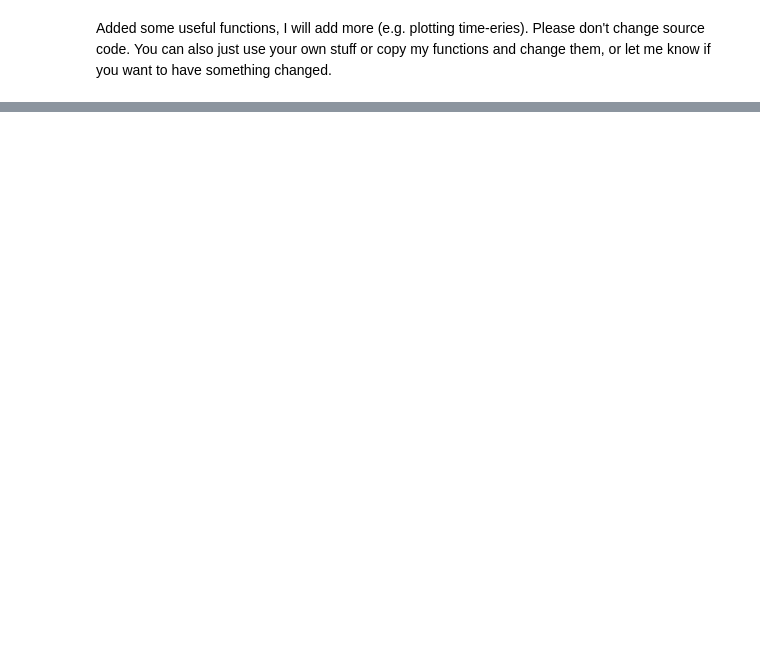
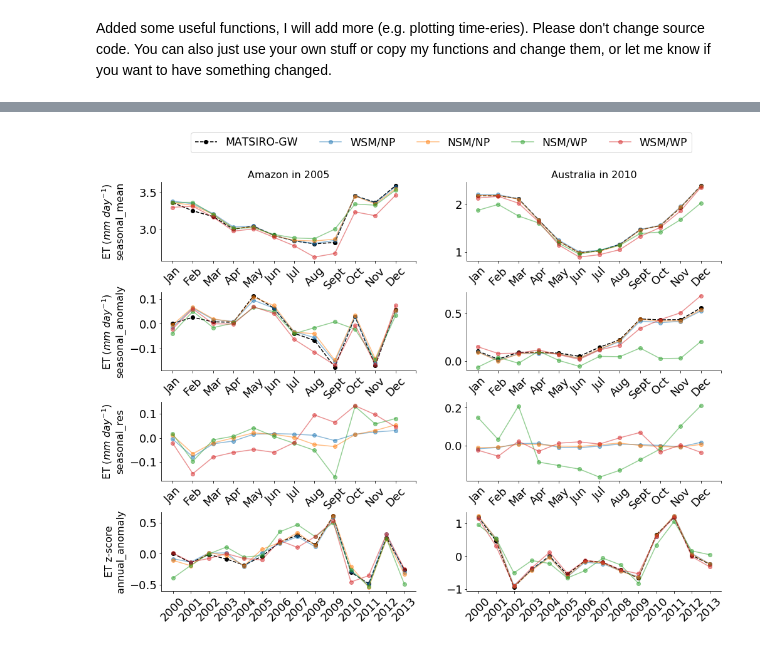
Before and after one commit to bask0/dl4es_ch18, a Jupyter notebook: src/notebooks/exp2.ipynb, the cells around one changed output, grey strips where cells are left out. Saved outputs shown, nothing was run; the diff lists cells and outputs as text; code cells hidden in the pictures; blank space fills up the shorter version.

```diff
--- a/src/notebooks/exp2.ipynb
+++ b/src/notebooks/exp2.ipynb
@@ -124,0 +68,6 @@ plot_map(met.mef, vmin=-1, robust=True, ax=axes[2])
+# %%
+# Australia
+australia_seas_var_res_wn = (australia_seas_obs_2010 - australia_seas_obs_2010.mean('month')) - (australia_seas_wn_2010 - australia_seas_wn_2010.mean('month'))
+australia_seas_var_res_nn = (australia_seas_obs_2010 - australia_seas_obs_2010.mean('month')) - (australia_seas_nn_2010 - australia_seas_nn_2010.mean('month'))
+australia_seas_var_res_nw = (australia_seas_obs_2010 - australia_seas_obs_2010.mean('month')) - (australia_seas_nw_2010 - australia_seas_nw_2010.mean('month'))
+australia_seas_var_res_ww = (australia_seas_obs_2010 - australia_seas_obs_2010.mean('month')) - (australia_seas_ww_2010 - australia_seas_ww_2010.mean('month'))
@@ -124,0 +200,84 @@ plot_map(met.mef, vmin=-1, robust=True, ax=axes[2])
+# %%
+#australia
+australia_obs = {"seasonal_mean": australia_seas_obs_2010, 'seasonal_anomaly':australia_anom_obs_2010,
+             "seasonal_res":np.zeros(10), 'annual_anomaly':australia_raw_obs_anomaly_standarise_detrend}
+australia_wn = {"seasonal_mean": australia_seas_wn_2010, 'seasonal_anomaly':australia_anom_wn_2010,
+             "seasonal_res":australia_seas_var_res_wn, 'annual_anomaly':australia_raw_wn_anomaly_standarise_detrend}
+australia_nn = {"seasonal_mean": australia_seas_nn_2010, 'seasonal_anomaly':australia_anom_nn_2010,
+             "seasonal_res":australia_seas_var_res_nn, 'annual_anomaly':australia_raw_nn_anomaly_standarise_detrend}
+australia_ww = {"seasonal_mean": australia_seas_ww_2010, 'seasonal_anomaly':australia_anom_ww_2010,
+             "seasonal_res":australia_seas_var_res_ww, 'annual_anomaly':australia_raw_ww_anomaly_standarise_detrend}
+australia_nw = {"seasonal_mean": australia_seas_nw_2010, 'seasonal_anomaly':australia_anom_nw_2010,
+             "seasonal_res":australia_seas_var_res_nw, 'annual_anomaly':australia_raw_nw_anomaly_standarise_detrend}
+# %%
+fig, ax = plt.subplots(4, 2, figsize=(16, 12), gridspec_kw={'wspace': 0.2, 'hspace': 0.4})
+for i, var in enumerate(['seasonal_mean', 'seasonal_anomaly', 'seasonal_res', 'annual_anomaly']):
+    #time = amazon_seas_ww_2005.time.values
+    if var in ['seasonal_res']:
+        # Amazom
+        #ax[i, 0].fill_between(time, amazon_seas_obs_2005.isel(quantile=0), amazon_seas_obs_2005.isel(quantile=2), alpha=0.2, facecolor='tab:blue')
+        ax[i, 0].plot(amazon_wn[var], alpha=0.5, label='WSM/NP', marker='o')
+        ax[i, 0].plot(amazon_nn[var],  alpha=0.5, label='NSM/NP', marker='o')
+        ax[i, 0].plot(amazon_nw[var], alpha=0.5, label='NSM/WP', marker='o')
+        ax[i, 0].plot(amazon_ww[var], alpha=0.5, label='w/ SM\nw permutation', marker='o')
+        ax[i, 0].spines['top'].set_visible(False)
+        ax[i, 0].spines['right'].set_visible(False)
+
+        # Australia
+        ax[i, 1].plot(australia_wn[var], alpha=0.5, label='WSM/NP', marker='o')
+        ax[i, 1].plot(australia_nn[var],  alpha=0.5, label='NSM/NP', marker='o')
+        ax[i, 1].plot(australia_nw[var], alpha=0.5, label='NSM/WP', marker='o')
+        ax[i, 1].plot(australia_ww[var], alpha=0.5, label='WSM/WP', marker='o')
+        ax[i, 1].spines['top'].set_visible(False)
+        ax[i, 1].spines['right'].set_visible(False)
+    else:
+        # Amazom
+        #ax[i, 0].fill_between(time, amazon_seas_obs_2005.isel(quantile=0), amazon_seas_obs_2005.isel(quantile=2), alpha=0.2, facecolor='tab:blue')
+        ax[i, 0].plot(amazon_obs[var],'k--', label='MATSIRO-GW', marker='o')
+        ax[i, 0].plot(amazon_wn[var], alpha=0.5, label='WSM/NP', marker='o')
+        ax[i, 0].plot(amazon_nn[var],  alpha=0.5, label='NSM/NP', marker='o')
+        ax[i, 0].plot(amazon_nw[var], alpha=0.5, label='NSM/WP', marker='o')
+        ax[i, 0].plot(amazon_ww[var], alpha=0.5, label='WSM/WP', marker='o')
+        ax[i, 0].spines['top'].set_visible(False)
+        ax[i, 0].spines['right'].set_visible(False)
+
+        # Australia
+        ax[i, 1].plot(australia_obs[var],'k--', label='MATSIRO-GW', marker='o')
+        ax[i, 1].plot(australia_wn[var], alpha=0.5, label='WSM/NP', marker='o')
+        ax[i, 1].plot(australia_nn[var],  alpha=0.5, label='NSM/NP', marker='o')
+        ax[i, 1].plot(australia_nw[var], alpha=0.5, label='NSM/WP', marker='o')
+        ax[i, 1].plot(australia_ww[var], alpha=0.5, label='WSM/WP', marker='o')
+        ax[i, 1].spines['top'].set_visible(False)
+        ax[i, 1].spines['right'].set_visible(False)
+    if var == 'annual_anomaly':
+        ax[i, 0].set_ylabel('ET z-score' + "\n" + var, size=16)
+        ax[i, 1].set_ylabel('')
+        ax[i, 0].set_xticks(np.arange(0, 14))
+        ax[i, 0].set_xticklabels(['2000','2001', '2002', '2003', '2004', '2005', '2006', '2007',
+                                  '2008', '2009', '2010', '2011', '2012', '2013'],
+                   rotation=45, fontsize=18)
+        ax[i, 1].set_xticks(np.arange(0, 14))
+        ax[i, 1].set_xticklabels(['2000','2001', '2002', '2003', '2004', '2005', '2006', '2007',
+                                  '2008', '2009', '2010', '2011', '2012', '2013'],
+                   rotation=45, fontsize=18)
+    else:
+        ax[i, 0].set_ylabel('ET ($mm \ day^{-1}$)' + "\n" + var, size=16)
+        ax[i, 1].set_ylabel('')
+        ax[i, 0].set_xticks(np.arange(0, 13))
+        ax[i, 0].set_xticklabels(['Jan', 'Feb', 'Mar', 'Apr', 'May', 'Jun', 'Jul', 'Aug', 'Sept', 'Oct', 'Nov', 'Dec'],
+                   rotation=45, fontsize=18)
+        ax[i, 1].set_xticks(np.arange(0, 13))
+        ax[i, 1].set_xticklabels(['Jan', 'Feb', 'Mar', 'Apr', 'May', 'Jun', 'Jul', 'Aug', 'Sept', 'Oct', 'Nov', 'Dec'],
+                   rotation=45, fontsize=18)
+    ax[i, 0].tick_params(labelsize=18)
+    ax[i, 1].tick_params(labelsize=18)
+    ax[i, 0].yaxis.set_label_coords(-0.14,0.5)
+ax[0, 0].set_title('Amazon in 2005', size=16)
+ax[0, 1].set_title('Australia in 2010', size=16)
+#ax[-2, 1].legend();
+plt.legend(loc='upper center', bbox_to_anchor=(-0.1, 5.9),
+          ncol=5, fancybox=True, fontsize=  'xx-large')
+plt.gca().yaxis.set_label_position("right")
+plt.savefig('/workspace/bkraft/dl_chapter14/src/notebooks/exp2_figures/Fig5.png', dpi=300)
+# %% [output]
+[figure, added]
```
Also changed, not shown: parts of 49 cells of this notebook, 53 other files.
